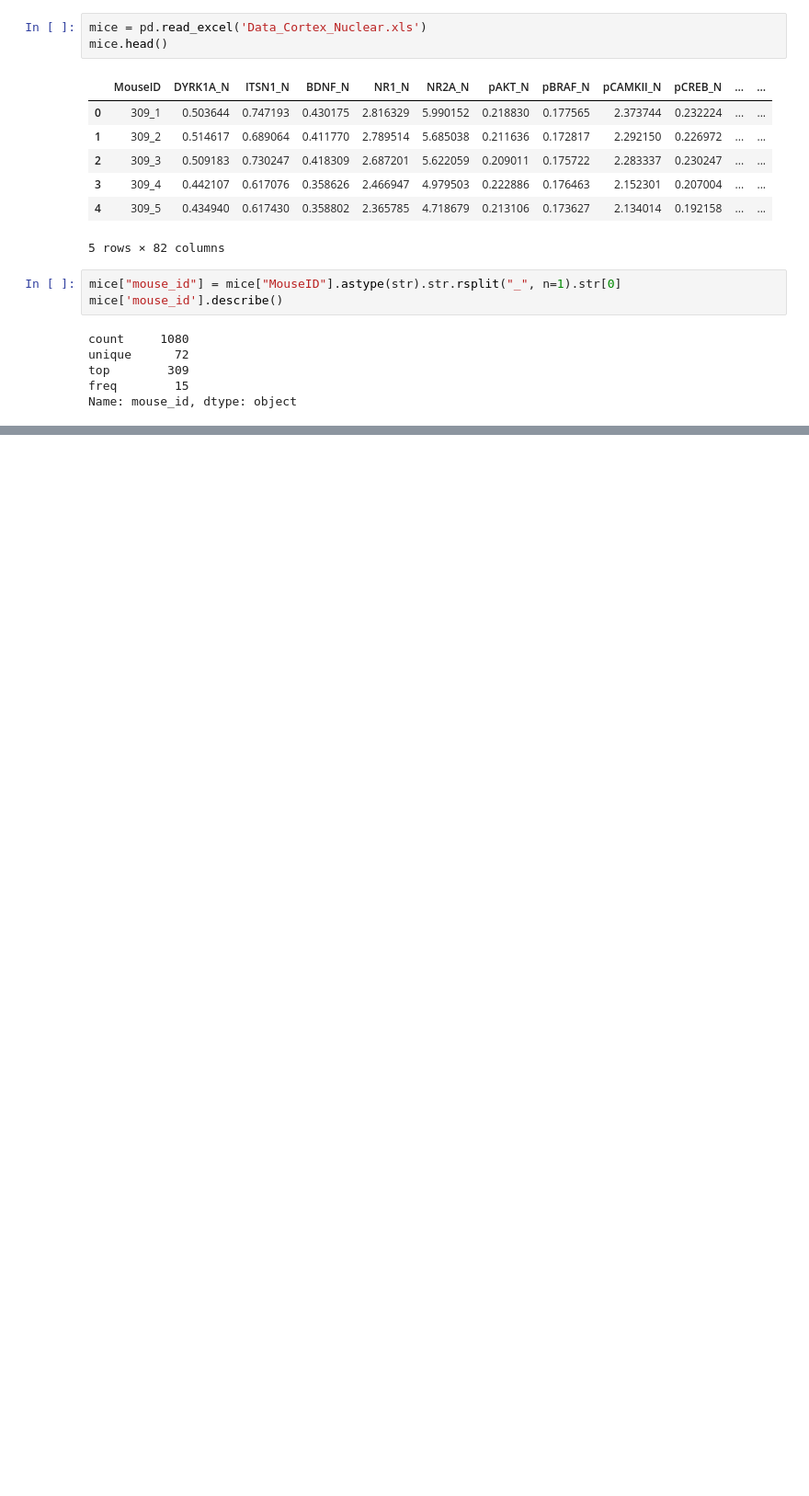
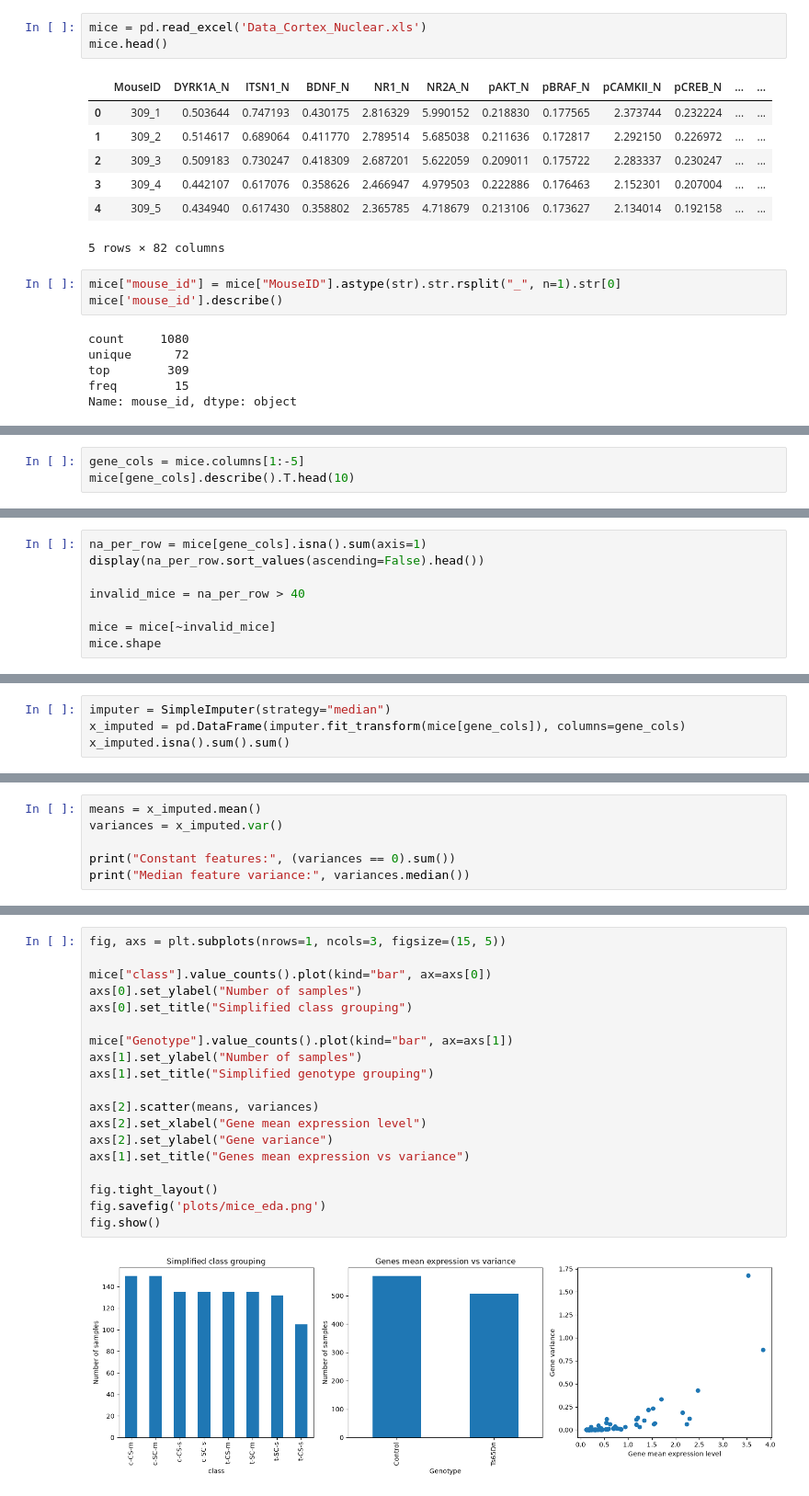
Before and after one commit to ALEGATOR1209/KSE_ML_for_bioinformatics, a Jupyter notebook: practicals/week1/Practical_01.ipynb, the cells around one changed output, grey strips where cells are left out. Shown at 92% size. Drawn from its saved outputs; the diff is of its cells as text; blank space fills up the shorter version.

```diff
--- a/practicals/week1/Practical_01.ipynb
+++ b/practicals/week1/Practical_01.ipynb
@@ -22,0 +55,3 @@ Name: mouse_id, dtype: object
+# %%
+gene_cols = mice.columns[1:-5]
+mice[gene_cols].describe().T.head(10)
@@ -22,0 +70,8 @@ Name: mouse_id, dtype: object
+# %%
+na_per_row = mice[gene_cols].isna().sum(axis=1)
+display(na_per_row.sort_values(ascending=False).head())
+
+invalid_mice = na_per_row > 40
+
+mice = mice[~invalid_mice]
+mice.shape
@@ -22,0 +98,4 @@ Name: mouse_id, dtype: object
+# %%
+imputer = SimpleImputer(strategy="median")
+x_imputed = pd.DataFrame(imputer.fit_transform(mice[gene_cols]), columns=gene_cols)
+x_imputed.isna().sum().sum()
@@ -22,0 +104,6 @@ Name: mouse_id, dtype: object
+# %%
+means = x_imputed.mean()
+variances = x_imputed.var()
+
+print("Constant features:", (variances == 0).sum())
+print("Median feature variance:", variances.median())
@@ -22,0 +129,21 @@ Name: mouse_id, dtype: object
+# %%
+fig, axs = plt.subplots(nrows=1, ncols=3, figsize=(15, 5))
+
+mice["class"].value_counts().plot(kind="bar", ax=axs[0])
+axs[0].set_ylabel("Number of samples")
+axs[0].set_title("Simplified class grouping")
+
+mice["Genotype"].value_counts().plot(kind="bar", ax=axs[1])
+axs[1].set_ylabel("Number of samples")
+axs[1].set_title("Simplified genotype grouping")
+
+axs[2].scatter(means, variances)
+axs[2].set_xlabel("Gene mean expression level")
+axs[2].set_ylabel("Gene variance")
+axs[1].set_title("Genes mean expression vs variance")
+
+fig.tight_layout()
+fig.savefig('plots/mice_eda.png')
+fig.show()
+# %% [output]
+[figure, added]
```
Also changed, not shown: parts of 12 cells of this notebook, 5 other files.
